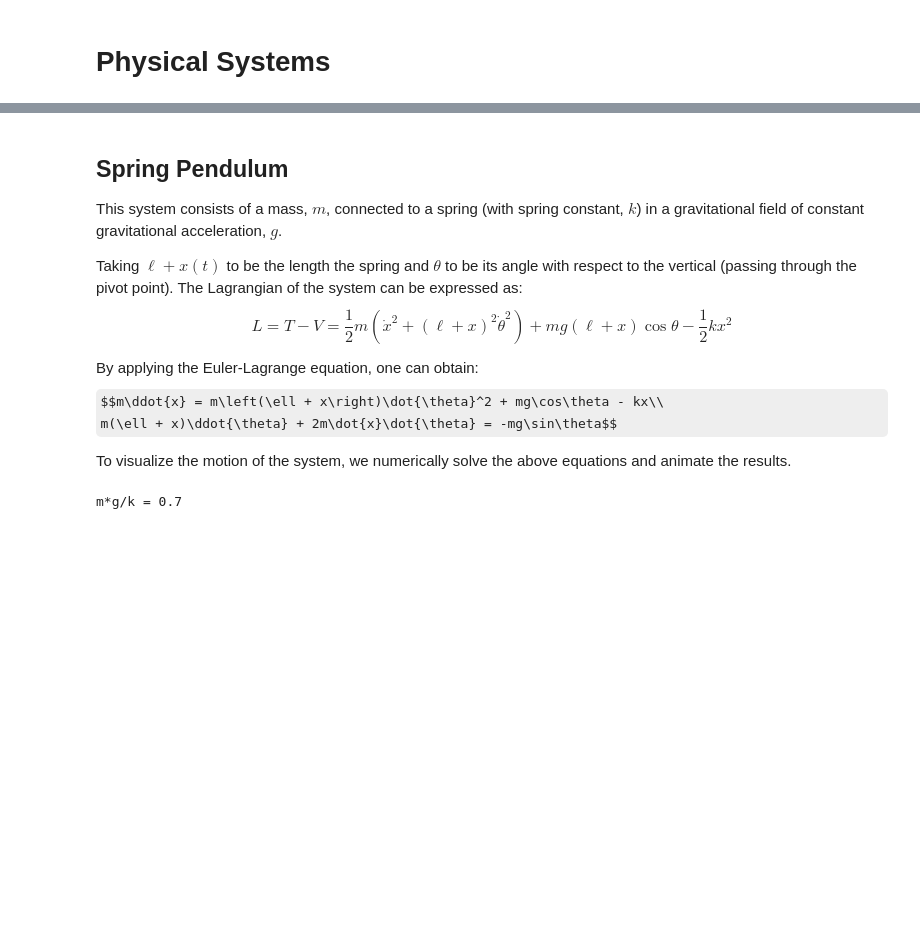
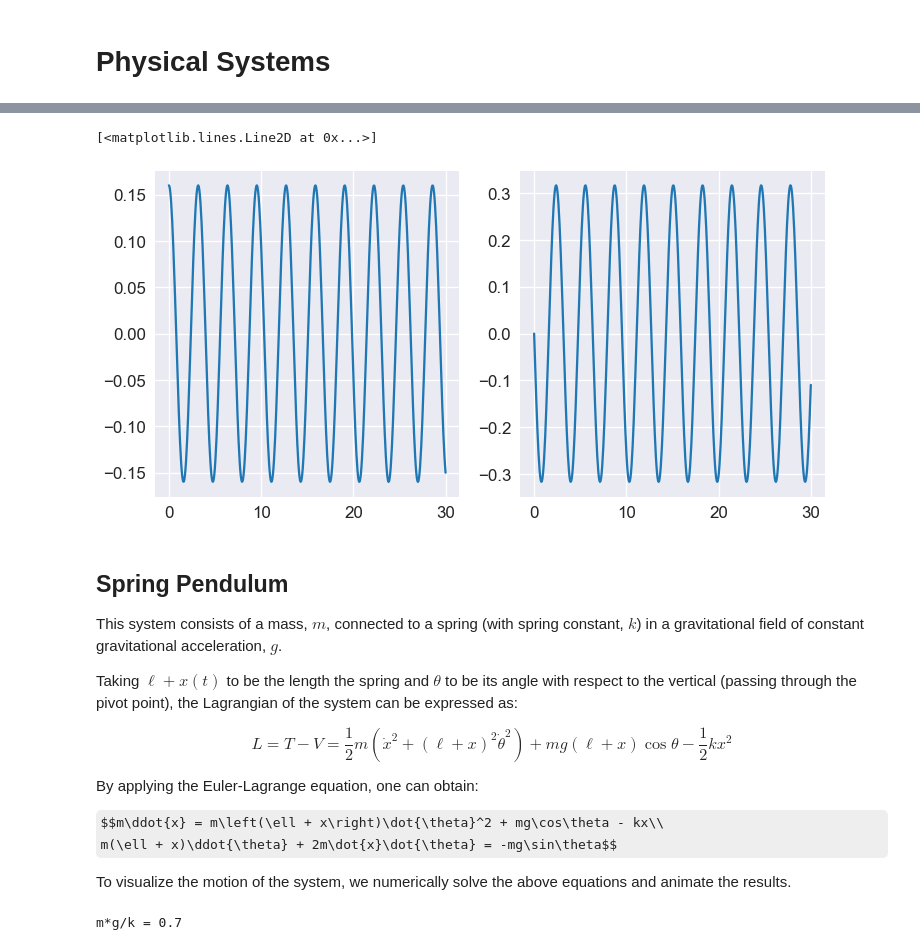
Before and after one commit to benstahl92/physics_sims, a Jupyter notebook: mechanics_sims.ipynb, the cells around one changed output, grey strips where cells are left out. Drawn from its saved outputs; the diff is of its cells as text; code cells hidden in the pictures; some formulas as TeX source; blank space fills up the shorter version.

Commit message:
added block on parabolic ramp simulation

```diff
--- a/mechanics_sims.ipynb
+++ b/mechanics_sims.ipynb
@@ -76,0 +97,38 @@ class Simulation:
+# %%
+# define system
+def block_on_parabolic_ramp(q, t, p):
+
+    # unpack arguments
+    x, x_dot, xsho, xsho_dot = q
+    a, g = p
+
+    # compute and return derivatives
+    x_ddot = -2 * a * x * (2 * a * x_dot**2 + g) / (1 + 4 * a**2 * x**2)
+    xsho_ddot = -2 * a * g * xsho
+    return [x_dot, x_ddot, xsho_dot, xsho_ddot]
+# %%
+# run simulation
+
+# initial conditions
+x0 = [0.16, 0, 0.16, 0]
+
+# timing
+ti = 0
+tf = 30
+t_steps = 501
+
+# params
+a = 0.2
+g = 9.8
+p = (a, g)
+
+ramp_sim = Simulation(block_on_parabolic_ramp, p, x0, ti, tf, t_steps)
+x = ramp_sim.run_sim()
+# %%
+# quickly examine results before building animation
+fig, ax = plt.subplots(1, 2, figsize=(12,6))
+ax[0].plot(ramp_sim.t, x[:,0])
+ax[1].plot(ramp_sim.t, x[:,1])
+# %% [output]
+[<matplotlib.lines.Line2D at 0x...>]
+[figure, added]
@@ -78,10 +175,12 @@ class Simulation:
 ## Spring Pendulum
 This system consists of a mass, $m$, connected to a spring (with spring constant, $k$) in a gravitational field of constant gravitational acceleration, $g$.
 
-Taking $\ell + x(t)$ to be the length the spring and $\theta$ to be its angle with respect to the vertical (passing through the pivot point). The Lagrangian of the system can be expressed as:
+Taking $\ell + x(t)$ to be the length the spring and $\theta$ to be its angle with respect to the vertical (passing through the pivot point), the Lagrangian of the system can be expressed as:
+
 $$L = T - V = \frac{1}{2}m\left(\dot{x}^2 + \left(\ell + x\right)^2 \dot{\theta}^2\right) + mg(\ell + x)\cos\theta - \frac{1}{2}kx^2$$
 
 By applying the Euler-Lagrange equation, one can obtain:
+
 $$m\ddot{x} = m\left(\ell + x\right)\dot{\theta}^2 + mg\cos\theta - kx\\
 m(\ell + x)\ddot{\theta} + 2m\dot{x}\dot{\theta} = -mg\sin\theta$$
 
```
Also changed, not shown: parts of 2 cells of this notebook.
